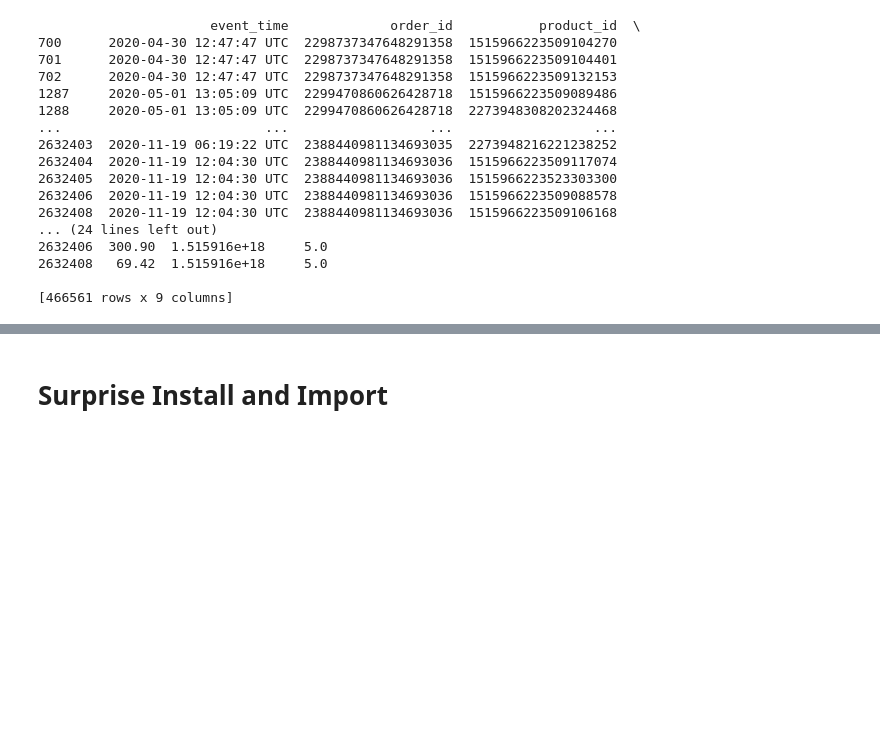
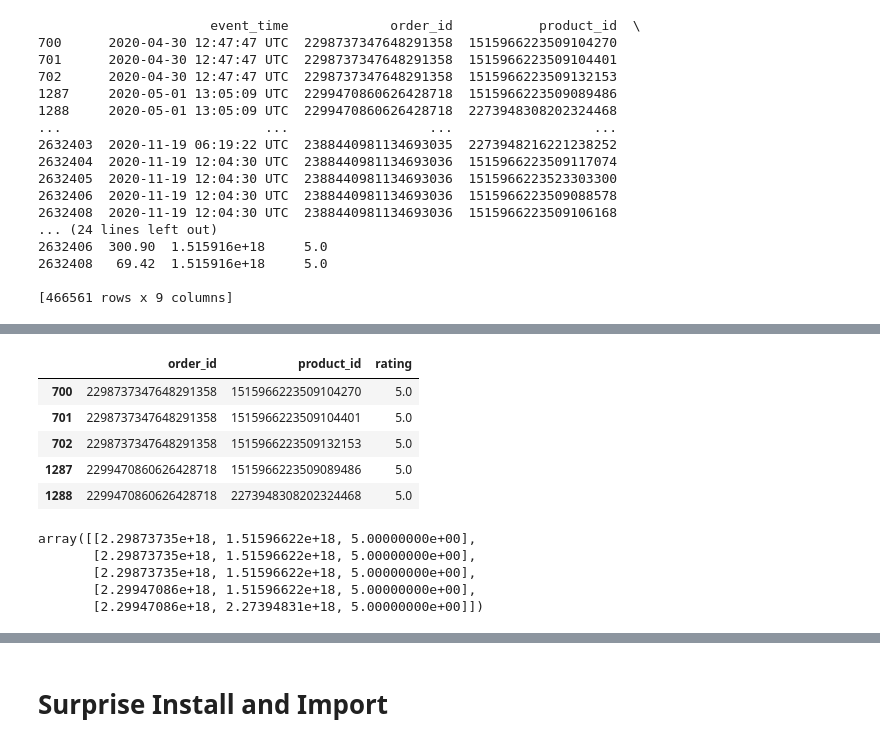
Before and after one commit to HSV-AI/product-recommendation, a Jupyter notebook: notebooks/Purchase-History.ipynb, the cells around one changed output, grey strips where cells are left out. Drawn from its saved outputs; the diff is of its cells as text; code cells hidden in the pictures; blank space fills up the shorter version.

```diff
--- a/notebooks/Purchase-History.ipynb
+++ b/notebooks/Purchase-History.ipynb
@@ -372 +363,18 @@ You should consider upgrading via the '/usr/local/bin/python -m pip install --up
 Note: you may need to restart the kernel to use updated packages.
+# %%
+selected_df.head(5)
+# %% [output]
+|  | order_id | product_id | rating |
+| 700 | 2298737347648291358 | 1515966223509104270 | 5.0 |
+| 701 | 2298737347648291358 | 1515966223509104401 | 5.0 |
+| 702 | 2298737347648291358 | 1515966223509132153 | 5.0 |
+| 1287 | 2299470860626428718 | 1515966223509089486 | 5.0 |
+| 1288 | 2299470860626428718 | 2273948308202324468 | 5.0 |
+# %%
+selected_df.head(5).values
+# %% [output]
+array([[2.29873735e+18, 1.51596622e+18, 5.00000000e+00],
+       [2.29873735e+18, 1.51596622e+18, 5.00000000e+00],
+       [2.29873735e+18, 1.51596622e+18, 5.00000000e+00],
+       [2.29947086e+18, 1.51596622e+18, 5.00000000e+00],
+       [2.29947086e+18, 2.27394831e+18, 5.00000000e+00]])
```
Also changed, not shown: parts of 26 cells of this notebook, 5 other files.
